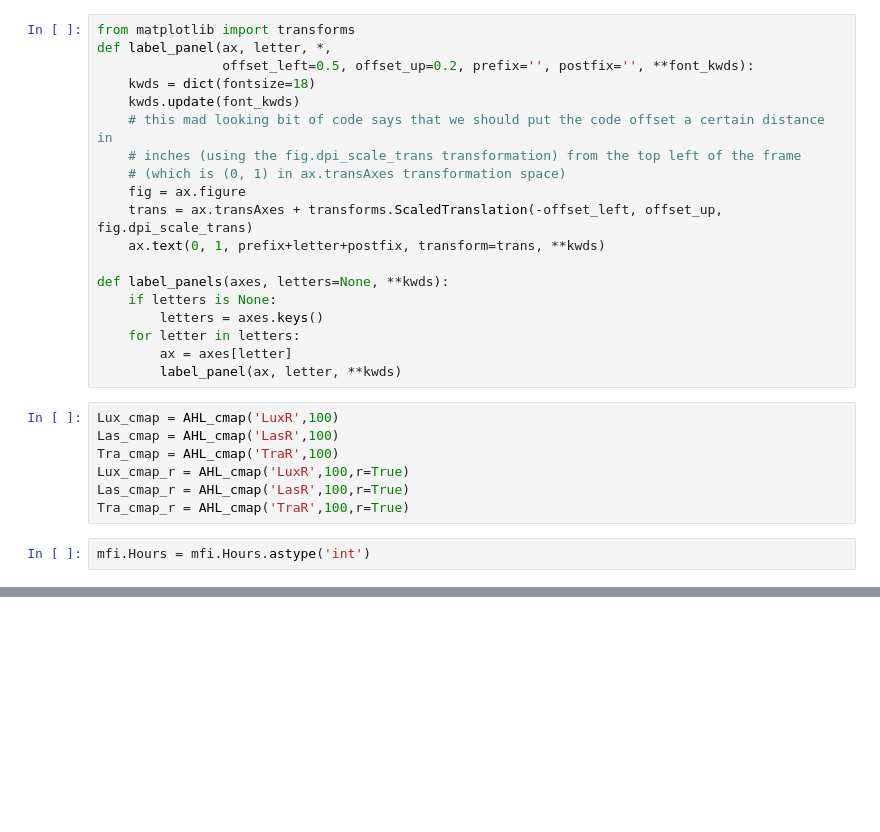
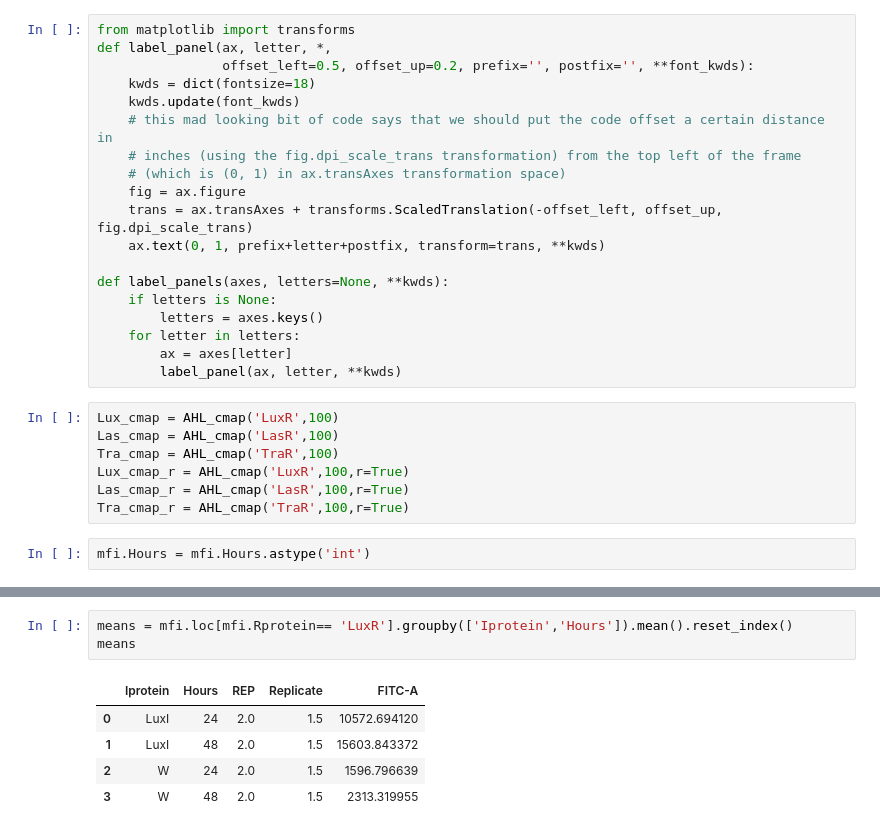
Before and after one commit to Jsakkos/cyano-sync, a Jupyter notebook: notebooks/Co-culture.ipynb, the cells around one changed output, grey strips where cells are left out. Cells and saved outputs as stored; diff of their text form; blank space fills up the shorter version.

```diff
--- a/notebooks/Co-culture.ipynb
+++ b/notebooks/Co-culture.ipynb
@@ -234,0 +235,9 @@ f.savefig(r'../Figures/co-culture.pdf',bbox_inches='tight')
+# %%
+means = mfi.loc[mfi.Rprotein== 'LuxR'].groupby(['Iprotein','Hours']).mean().reset_index()
+means
+# %% [output]
+|  | Iprotein | Hours | REP | Replicate | FITC-A |
+| 0 | LuxI | 24 | 2.0 | 1.5 | 10572.694120 |
+| 1 | LuxI | 48 | 2.0 | 1.5 | 15603.843372 |
+| 2 | W | 24 | 2.0 | 1.5 | 1596.796639 |
+| 3 | W | 48 | 2.0 | 1.5 | 2313.319955 |
```
Also changed, not shown: parts of 8 cells of this notebook, 40 other files.
